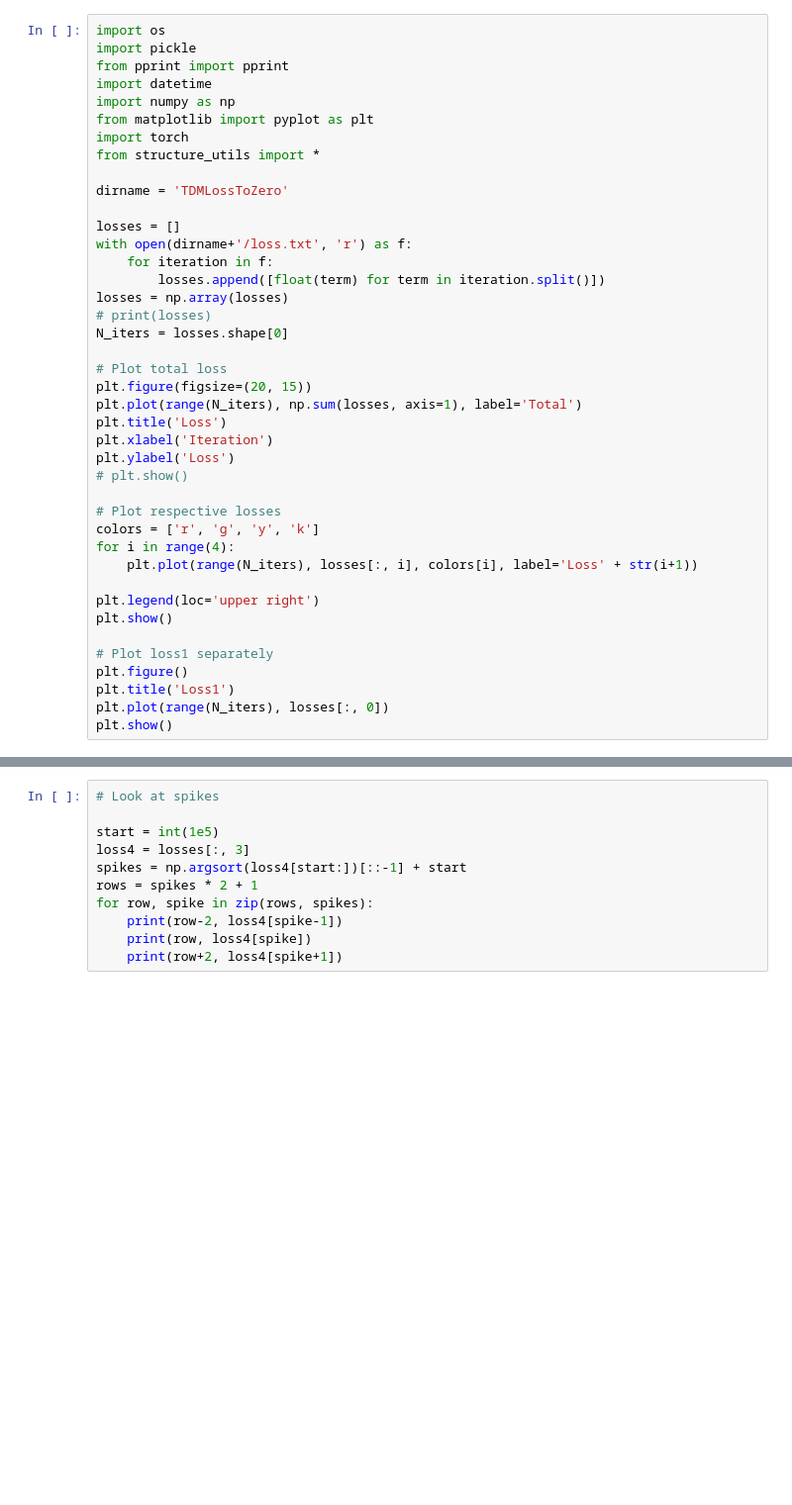
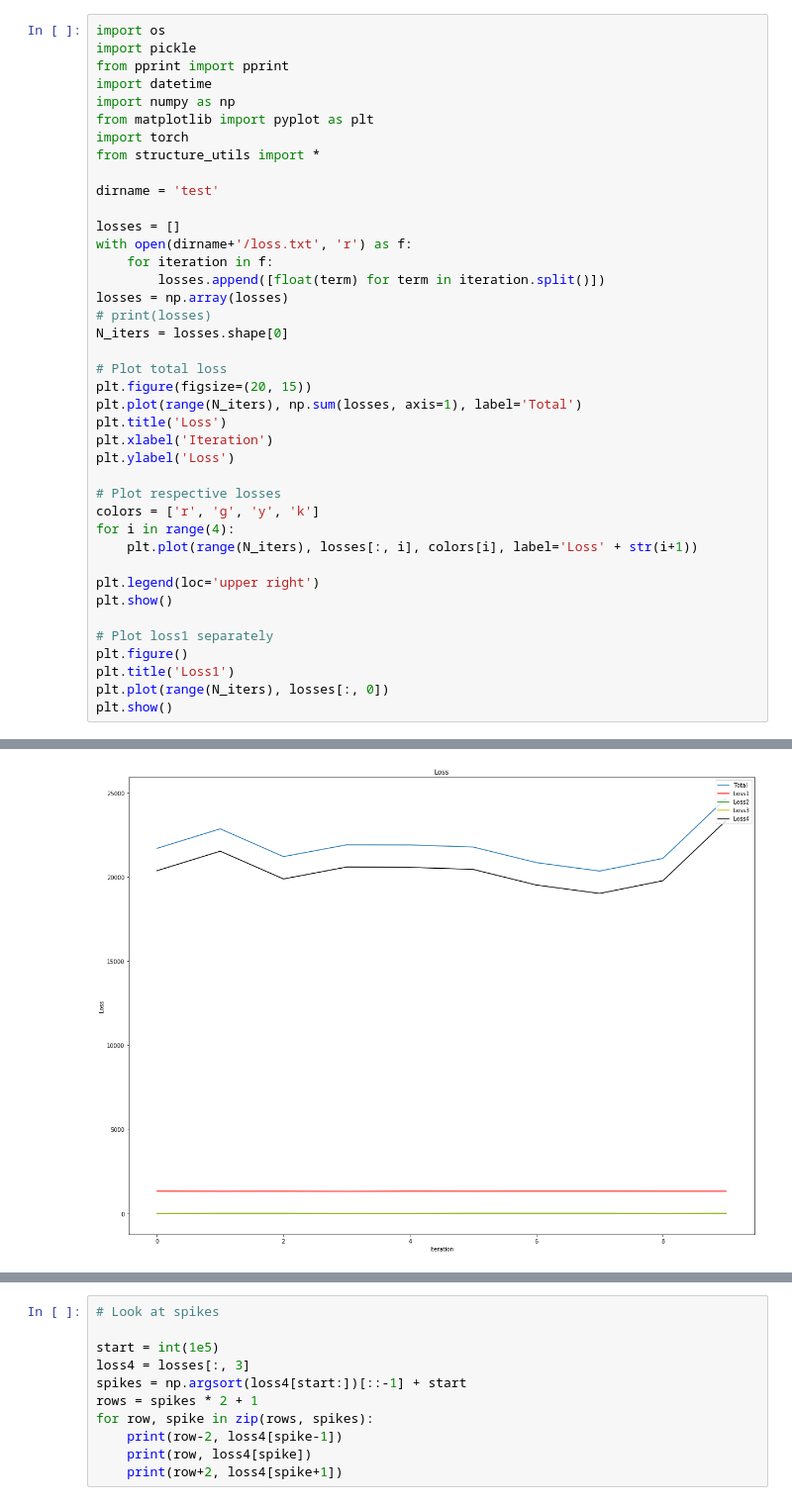
Before and after one commit to matthewkennedy5/RRNN, a Jupyter notebook: visualize-results.ipynb, the cells around one changed output, grey strips where cells are left out. Shown: that part at 99% size. Drawn from its saved outputs; the diff is of its cells as text; blank space fills up the shorter version.

```diff
--- a/visualize-results.ipynb
+++ b/visualize-results.ipynb
@@ -8,7 +8,7 @@ from matplotlib import pyplot as plt
 import torch
 from structure_utils import *
 
-dirname = 'TDMLossToZero'
+dirname = 'test'
 
 losses = []
 with open(dirname+'/loss.txt', 'r') as f:
@@ -24,7 +24,6 @@ plt.plot(range(N_iters), np.sum(losses, axis=1), label='Total')
 plt.title('Loss')
 plt.xlabel('Iteration')
 plt.ylabel('Loss')
-# plt.show()
 
 # Plot respective losses
 colors = ['r', 'g', 'y', 'k']
@@ -44,0 +42 @@ plt.show()
+[figure, added]
```
Also changed, not shown: parts of 8 cells of this notebook.
